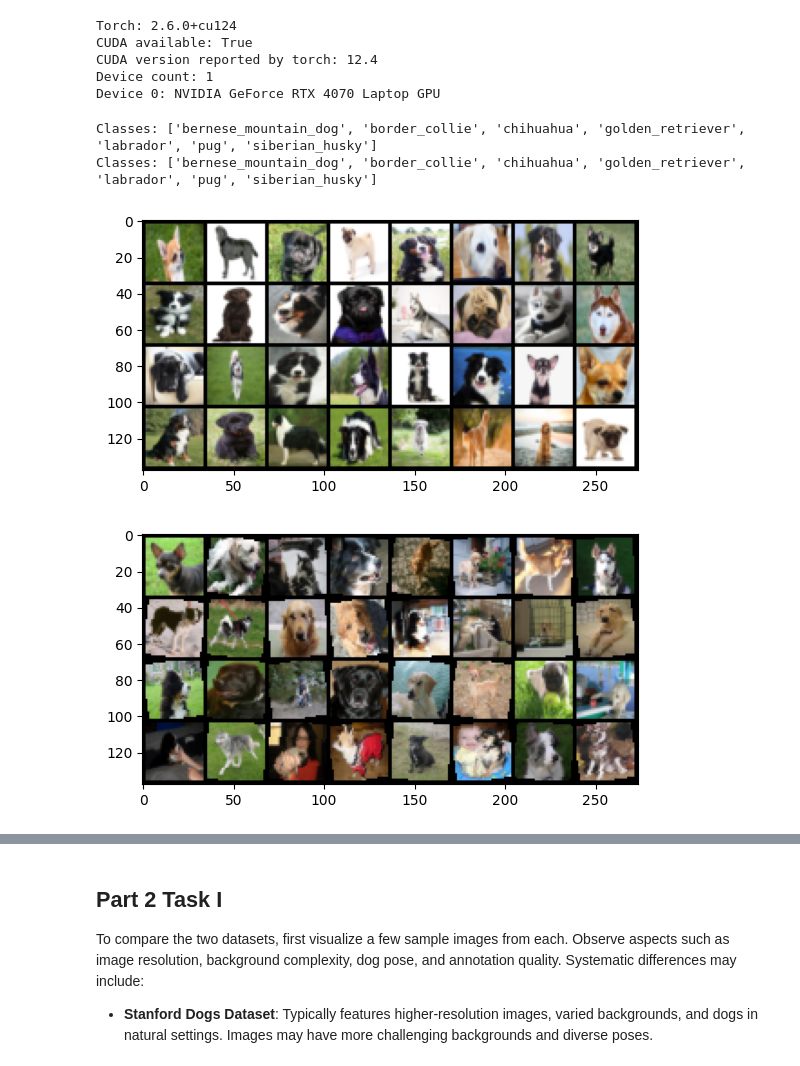
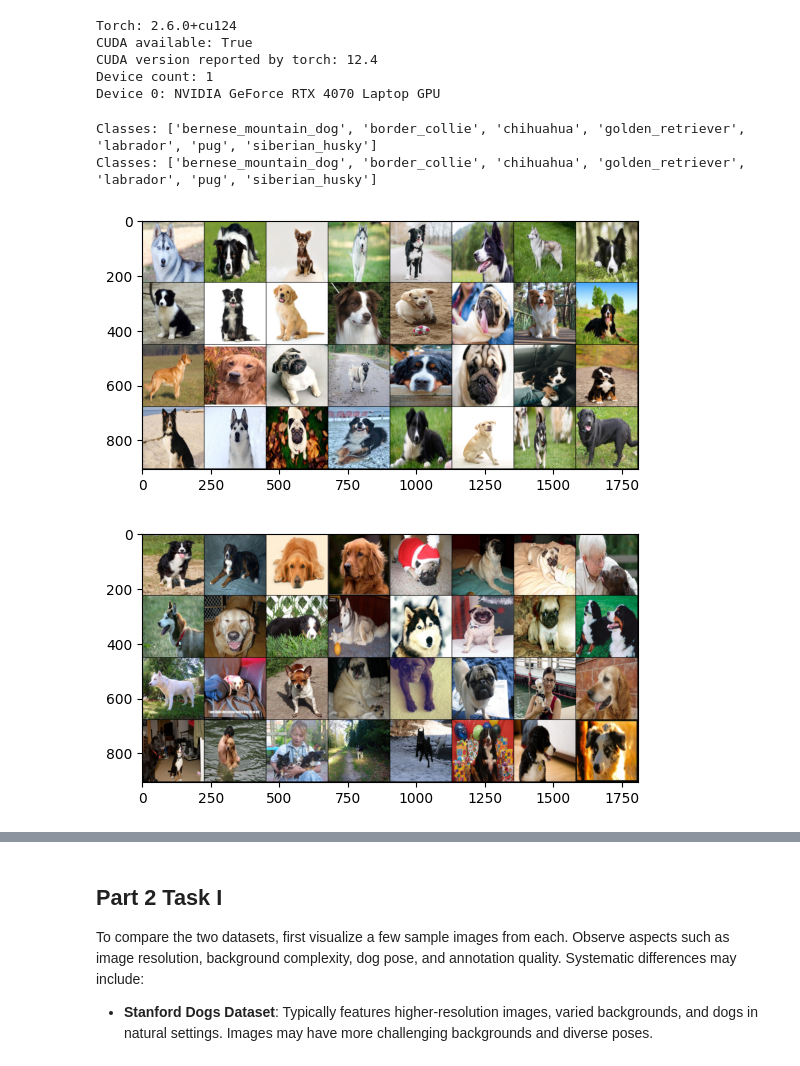
Before and after one commit to jrai51/Comp-Vision-CSC2503, a Jupyter notebook: hw1.ipynb, the cells around one changed output, grey strips where cells are left out. Drawn from its saved outputs; the diff is of its cells as text; code cells hidden in the pictures.

```diff
--- a/hw1.ipynb
+++ b/hw1.ipynb
@@ -73,7 +74,7 @@ test_set_path = "dog-breed-images/"
 train_set_path = "stanford-dogs-dataset/images/"
 
 transform = transforms.Compose([
-    transforms.Resize((32, 32)),
+    transforms.Resize((224, 224)),
     transforms.ToTensor(),
 ])
 test_dataset = datasets.ImageFolder(root=test_set_path, transform=transform)
@@ -85,40 +86,53 @@ test_loader = DataLoader(test_dataset, batch_size=32, shuffle=True)
 # Train loader is standford-dogs-dataset
 train_dataset = datasets.ImageFolder(root=train_set_path, transform=transform)
 print("Classes:", train_dataset.classes) # print class names
 
 # apply data augmentation to train dataset
-train_dataset.transform = transforms.Compose([
-    transforms.Resize((32, 32)),
-    transforms.RandomHorizontalFlip(),
-    transforms.RandomRotation(10),
-    transforms.ToTensor(),
-])
-
+# train_dataset.transform = transforms.Compose([
+#     transforms.Resize((224, 224)),
+#     transforms.RandomHorizontalFlip(),
+#     transforms.RandomRotation(10),
+#     transforms.ToTensor(),
+# ])
 
 train_loader = DataLoader(train_dataset, batch_size=32, shuffle=True)
 
 
 # visualize a batch of images
 import matplotlib.pyplot as plt
 import numpy as np
 def imshow(img):
     # img = img / 2 + 0.5  # unnormalize
     npimg = img.numpy()
     plt.imshow(np.transpose(npimg, (1, 2, 0)))
     plt.show()
 
 # visualize a batch of test data
 test_images, test_labels = next(iter(test_loader))
 imshow(utils.make_grid(test_images))
 
 # visualize a batch of train data
 train_images, train_labels = next(iter(train_loader))
 imshow(utils.make_grid(train_images))
 
+def test_model(model, test_loader, device):
+    # Test the model
+    model.eval()
+    correct = 0
+    total = 0
+    with torch.no_grad():
+        for images, labels in tqdm(test_loader, desc="Testing", leave=False):
+            images, labels = images.to(device), labels.to(device)
+            outputs = model(images)
+            _, predicted = torch.max(outputs.data, 1)
+            total += labels.size(0)
+            correct += (predicted == labels).sum().item()
+    print(f'Test Accuracy: {100 * correct / total:.2f}%')
+
 device = torch.device("cuda" if torch.cuda.is_available() else "cpu")
 # %% [output]
 Classes: ['bernese_mountain_dog', 'border_collie', 'chihuahua', 'golden_retriever', 'labrador', 'pug', 'siberian_husky']
 Classes: ['bernese_mountain_dog', 'border_collie', 'chihuahua', 'golden_retriever', 'labrador', 'pug', 'siberian_husky']
-[figure, old version]
+[figure, new version]
-[figure, old version]
+[figure, new version]
 # %%
```
Also changed, not shown: parts of 5 cells of this notebook.
